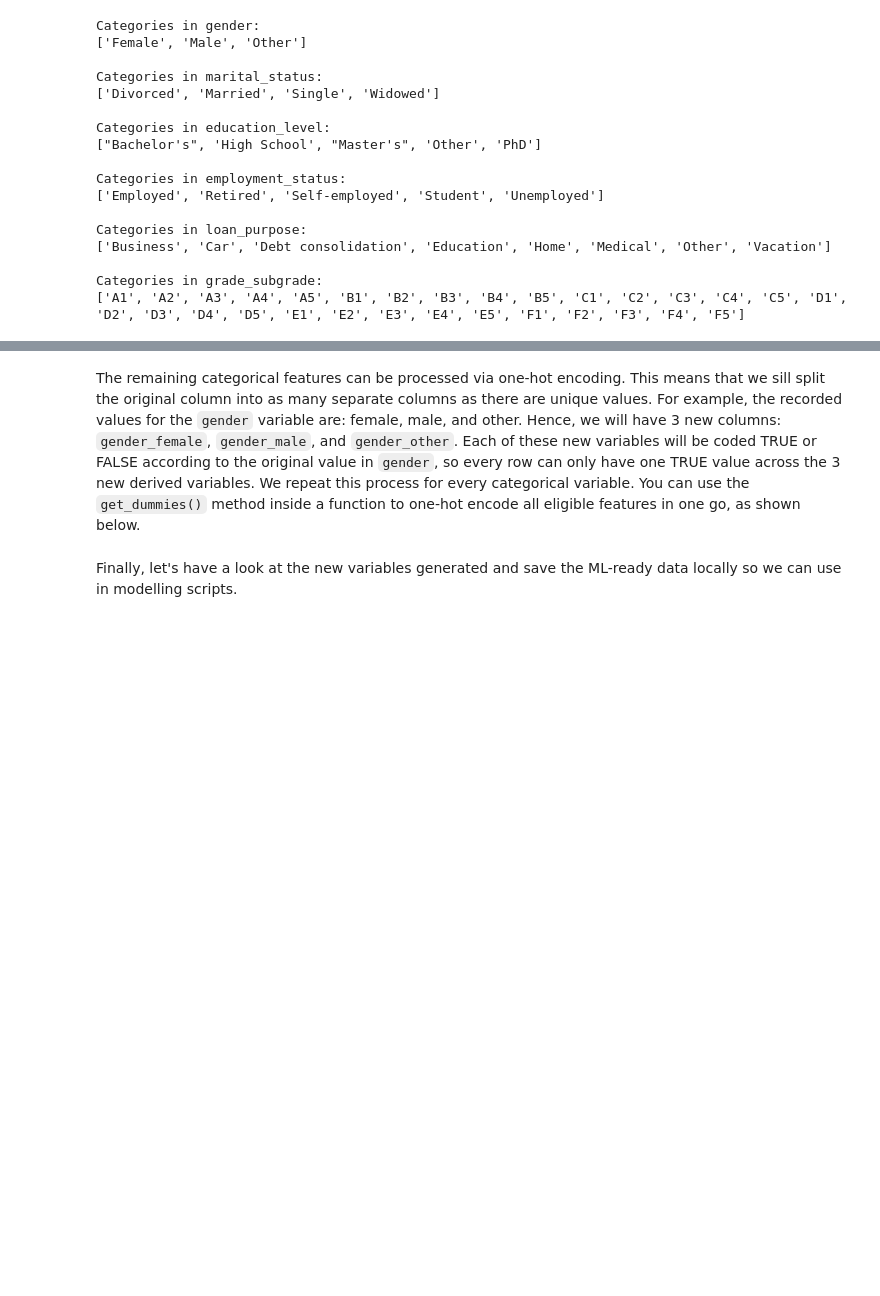
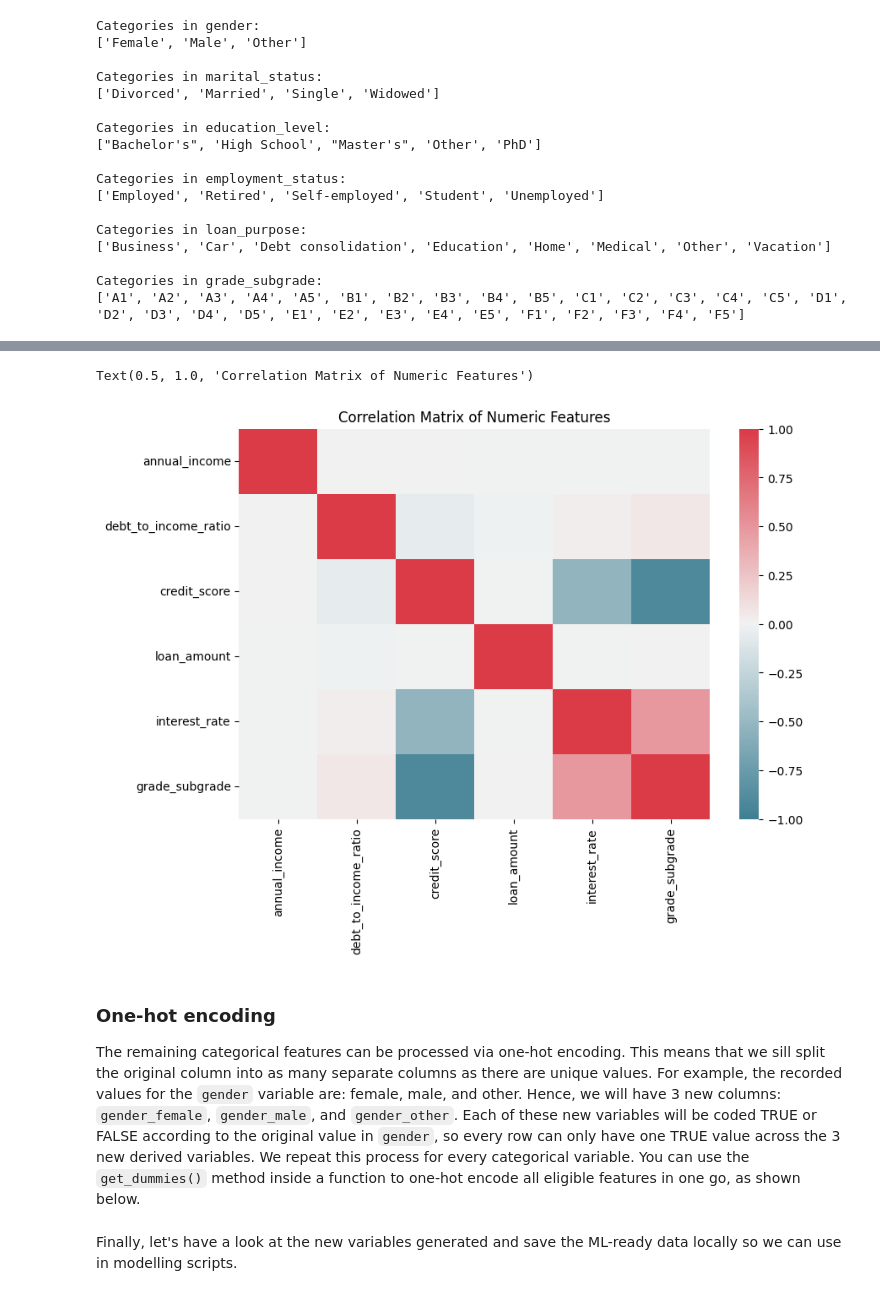
Before and after one commit to znogbes/kaggle-predicting-loan-payback, a Jupyter notebook: eda-and-pre-ml.ipynb, the cells around one changed output, grey strips where cells are left out. Saved outputs shown, nothing was run; the diff lists cells and outputs as text; code cells hidden in the pictures; blank space fills up the shorter version.

Commit message:
added correlation matrix

```diff
--- a/eda-and-pre-ml.ipynb
+++ b/eda-and-pre-ml.ipynb
@@ -443,4 +449,16 @@ data_encoded['grade_subgrade'] = data_encoded[
+# %%
+fig, ax = plt.subplots(figsize=(9, 6))
+corr = data_encoded.drop('loan_paid_back', axis=1).select_dtypes(include=np.number).corr()
+sns.heatmap(corr,
+            cmap=sns.diverging_palette(220, 10, as_cmap=True),
+            vmin=-1, vmax=1,
+            ax=ax)
+ax.set_title("Correlation Matrix of Numeric Features")
+# %% [output]
+Text(0.5, 1.0, 'Correlation Matrix of Numeric Features')
+[figure, added]
 # %% [markdown]
+### One-hot encoding
 The remaining categorical features can be processed via one-hot encoding. This means that we sill split the original column into as many separate columns as there are unique values. For example, the recorded values for the `gender` variable are: female, male, and other. Hence, we will have 3 new columns: `gender_female`, `gender_male`, and `gender_other`. Each of these new variables will be coded TRUE or FALSE according to the original value in `gender`, so every row can only have one TRUE value across the 3 new derived variables. We repeat this process for every categorical variable. You can use the `get_dummies()` method inside a function to one-hot encode all eligible features in one go, as shown below.
 # %%
 # the other categorical cols will undergo one-hot encoding
```
Also changed, not shown: parts of 3 cells of this notebook.
